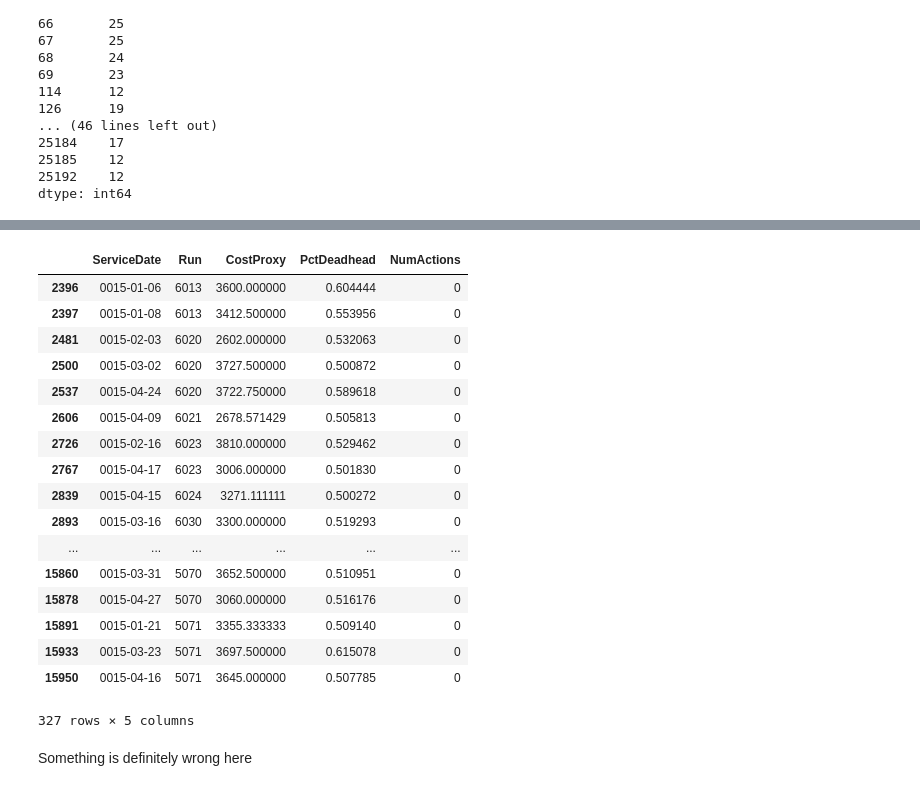
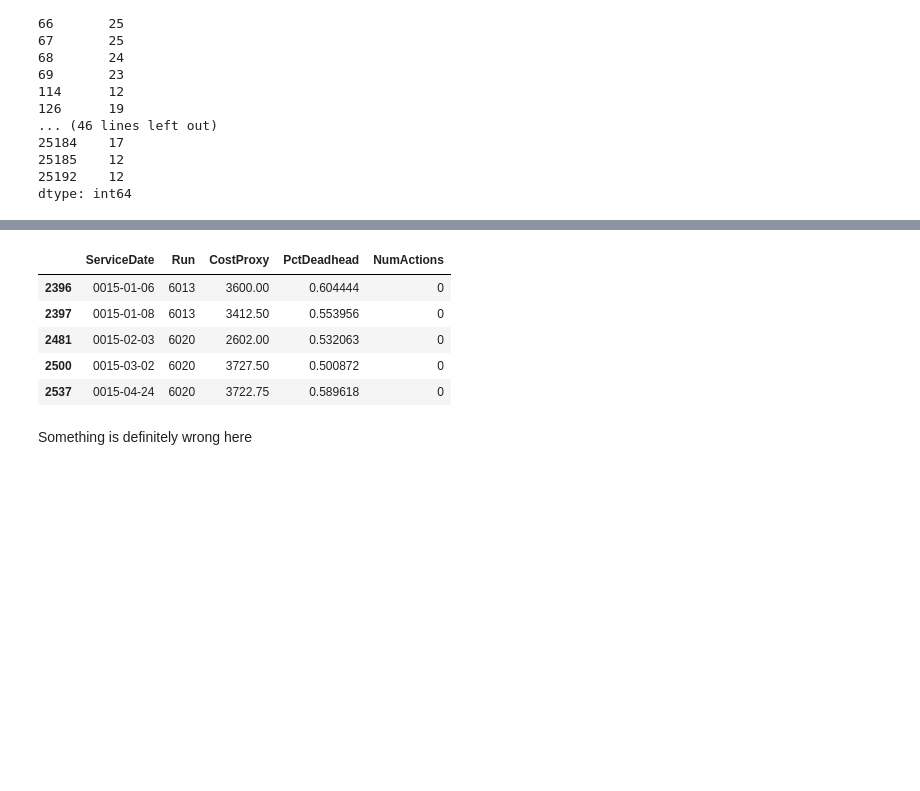
Before and after one commit to DSSG-paratransit/main_repo, a Jupyter notebook: Access_Analysis_Rproject/Scripts/topPercenters.ipynb, the cells around one changed output, grey strips where cells are left out. Drawn from its saved outputs; the diff is of its cells as text; code cells hidden in the pictures; blank space fills up the shorter version.

```diff
--- a/Access_Analysis_Rproject/Scripts/topPercenters.ipynb
+++ b/Access_Analysis_Rproject/Scripts/topPercenters.ipynb
@@ -3,6 +3,6 @@
 At least at the beginning I'll be looking at busruns that are 50% plus deadheading
 # %%
 import pandas as pd
-schedule = pd.read_csv('../../data/UW_Trip_Data_4mo_QC_capacity.csv')
-dh_data = pd.read_csv('../../data/4mo_deadhead_results.csv')
+schedule = pd.read_csv('../data/UW_Trip_Data_4mo_QC_capacity.csv')
+dh_data = pd.read_csv('../data/4mo_deadhead_results.csv')
 # %% [markdown]
@@ -101,24 +89,12 @@ plt.show()
 # %%
-fiftiers[fiftiers.NumActions == 0]
+fiftiers[fiftiers.NumActions == 0].head()
 # %% [output]
 |  | ServiceDate | Run | CostProxy | PctDeadhead | NumActions |
-| 2396 | 0015-01-06 | 6013 | 3600.000000 | 0.604444 | 0 |
-| 2397 | 0015-01-08 | 6013 | 3412.500000 | 0.553956 | 0 |
-| 2481 | 0015-02-03 | 6020 | 2602.000000 | 0.532063 | 0 |
-| 2500 | 0015-03-02 | 6020 | 3727.500000 | 0.500872 | 0 |
-| 2537 | 0015-04-24 | 6020 | 3722.750000 | 0.589618 | 0 |
-| 2606 | 0015-04-09 | 6021 | 2678.571429 | 0.505813 | 0 |
-| 2726 | 0015-02-16 | 6023 | 3810.000000 | 0.529462 | 0 |
-| 2767 | 0015-04-17 | 6023 | 3006.000000 | 0.501830 | 0 |
-| 2839 | 0015-04-15 | 6024 | 3271.111111 | 0.500272 | 0 |
-| 2893 | 0015-03-16 | 6030 | 3300.000000 | 0.519293 | 0 |
-| ... | ... | ... | ... | ... | ... |
-| 15860 | 0015-03-31 | 5070 | 3652.500000 | 0.510951 | 0 |
-| 15878 | 0015-04-27 | 5070 | 3060.000000 | 0.516176 | 0 |
-| 15891 | 0015-01-21 | 5071 | 3355.333333 | 0.509140 | 0 |
-| 15933 | 0015-03-23 | 5071 | 3697.500000 | 0.615078 | 0 |
-| 15950 | 0015-04-16 | 5071 | 3645.000000 | 0.507785 | 0 |
+| 2396 | 0015-01-06 | 6013 | 3600.00 | 0.604444 | 0 |
+| 2397 | 0015-01-08 | 6013 | 3412.50 | 0.553956 | 0 |
+| 2481 | 0015-02-03 | 6020 | 2602.00 | 0.532063 | 0 |
+| 2500 | 0015-03-02 | 6020 | 3727.50 | 0.500872 | 0 |
+| 2537 | 0015-04-24 | 6020 | 3722.75 | 0.589618 | 0 |
-327 rows × 5 columns
 # %% [markdown]
 Something is definitely wrong here
 # %%
```
Also changed, not shown: parts of 7 cells of this notebook, 6 other files.
